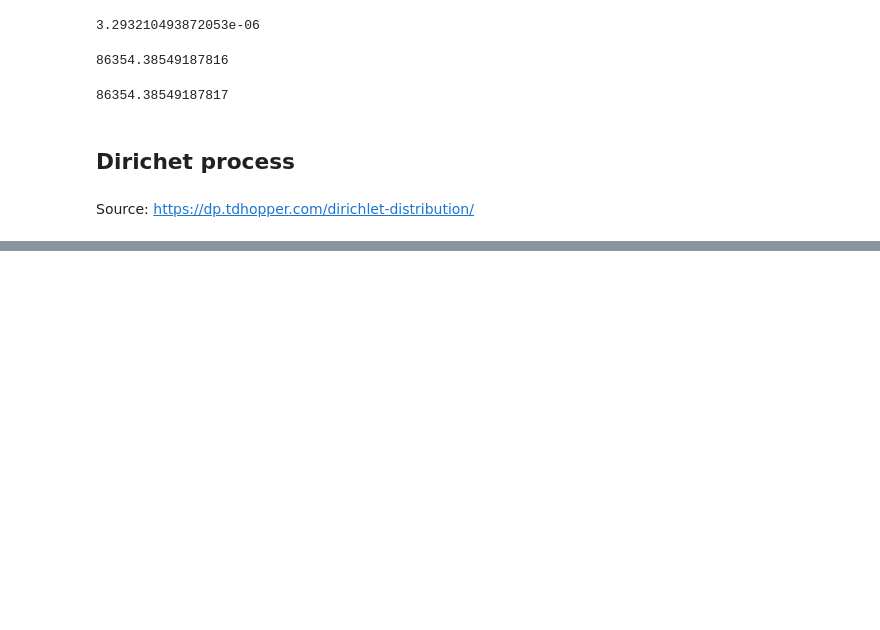
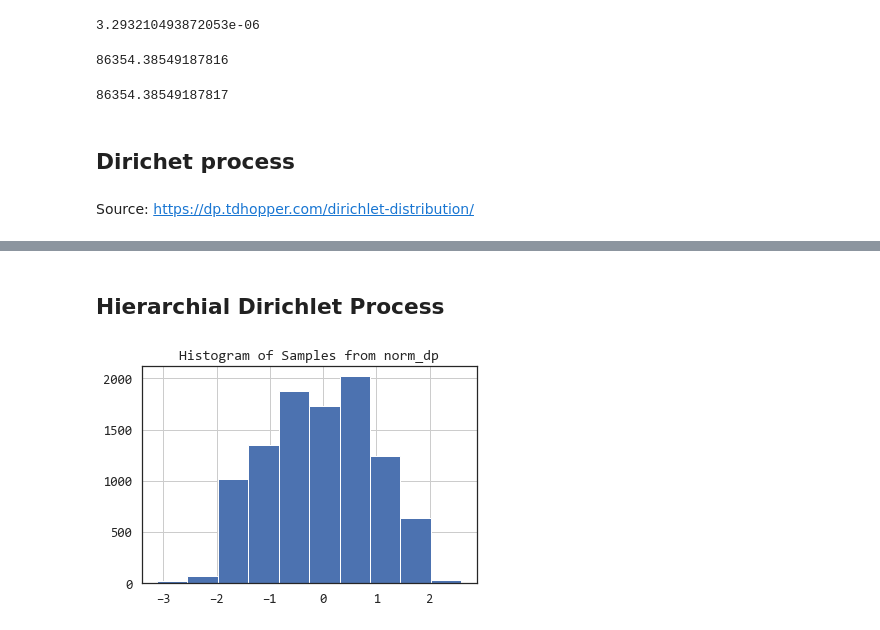
Before and after one commit to RRisto/learning, a Jupyter notebook: statistics/distributions/dirichlet_distribution.ipynb, the cells around one changed output, grey strips where cells are left out. Drawn from its saved outputs; the diff is of its cells as text; code cells hidden in the pictures; blank space fills up the shorter version.

```diff
--- a/statistics/distributions/dirichlet_distribution.ipynb
+++ b/statistics/distributions/dirichlet_distribution.ipynb
@@ -226,0 +227,13 @@ _ = pd.DataFrame(samples).hist()
+# %% [markdown]
+## Hierarchial Dirichlet Process
+# %%
+base_measure = lambda: norm().rvs()
+# %%
+norm_dp = DirichletProcessSample(base_measure, alpha=100)
+norm_hdp = DirichletProcessSample(norm_dp, alpha=10)
+# %%
+#first sampler
+pd.Series(norm_dp() for _ in range(10000)).hist()
+_=plt.title("Histogram of Samples from norm_dp")
+# %% [output]
+[figure, added]
```
Also changed, not shown: parts of 8 cells of this notebook, 1 other file.
